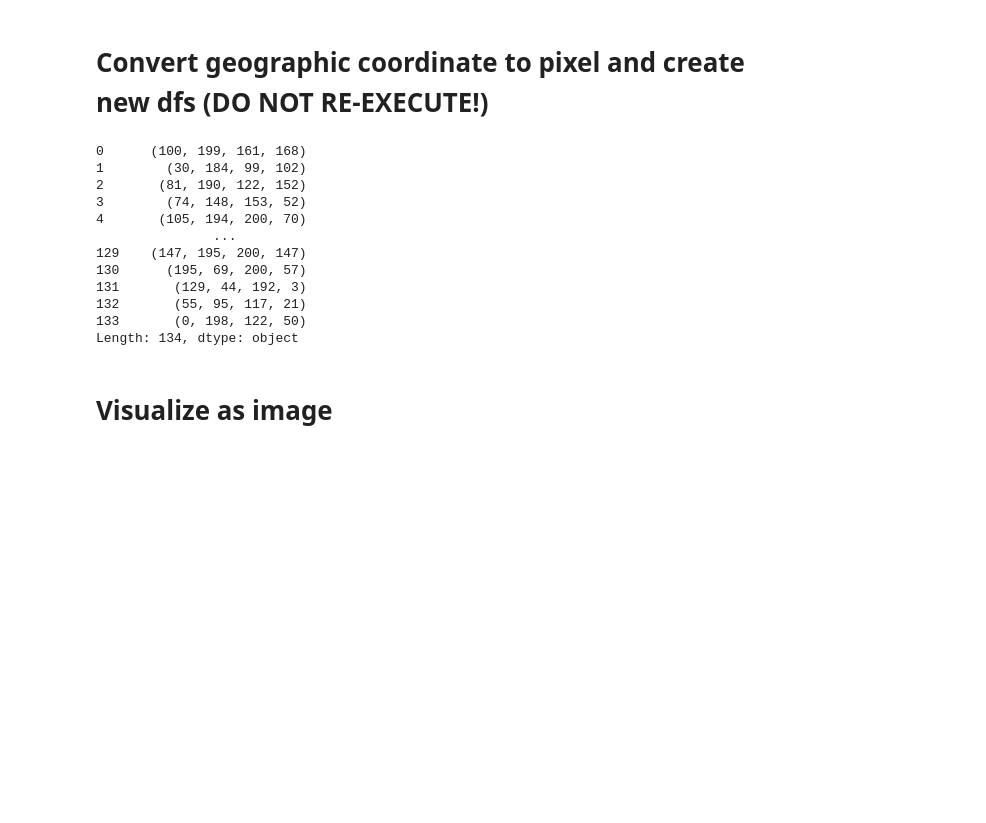
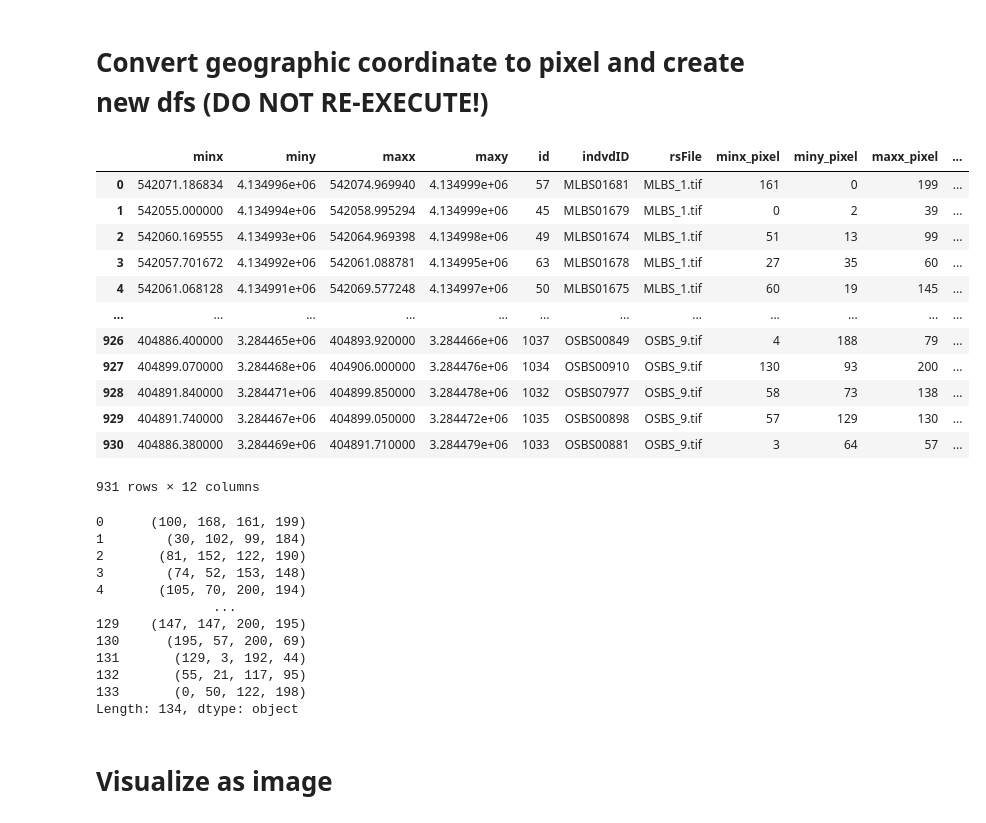
Before and after one commit to anw1998/ift6759_trees, a Jupyter notebook: notebooks/Visualization.ipynb, the cells around one changed output. Cells and saved outputs as stored; diff of their text form; code cells hidden in the pictures; blank space fills up the shorter version.

```diff
--- a/notebooks/Visualization.ipynb
+++ b/notebooks/Visualization.ipynb
@@ -37,7 +40,7 @@ all
 | 1179 | 1033 | OSBS00881 | POLYGON ((404886.380 3284468.930,... |
 1180 rows × 3 columns
 # %%
-df = pd.read_csv('/content/drive/MyDrive/ift6759_trees/data/raw/Field/itc_rsFile.csv')
+df = pd.read_csv(os.path.join(dir_,'data/raw/Field/itc_rsFile.csv'))
 df
 # %% [output]
 |  | id | indvdID | rsFile |
@@ -230,23 +317,39 @@ def convert_geo_to_pixel(subset, filename, minx, miny, maxx, maxy):
   # print(row) # y
   # print('===')
   return minx_pixel, miny_pixel, maxx_pixel, maxy_pixel
+# %%
+df
+# %% [output]
+|  | minx | miny | maxx | maxy | id | indvdID | rsFile | minx_pixel | miny_pixel | maxx_pixel | ... |
+| 0 | 542071.186834 | 4.134996e+06 | 542074.969940 | 4.134999e+06 | 57 | MLBS01681 | MLBS_1.tif | 161 | 0 | 199 | ... |
+| 1 | 542055.000000 | 4.134994e+06 | 542058.995294 | 4.134999e+06 | 45 | MLBS01679 | MLBS_1.tif | 0 | 2 | 39 | ... |
+| 2 | 542060.169555 | 4.134993e+06 | 542064.969398 | 4.134998e+06 | 49 | MLBS01674 | MLBS_1.tif | 51 | 13 | 99 | ... |
+| 3 | 542057.701672 | 4.134992e+06 | 542061.088781 | 4.134995e+06 | 63 | MLBS01678 | MLBS_1.tif | 27 | 35 | 60 | ... |
+| 4 | 542061.068128 | 4.134991e+06 | 542069.577248 | 4.134997e+06 | 50 | MLBS01675 | MLBS_1.tif | 60 | 19 | 145 | ... |
+| ... | ... | ... | ... | ... | ... | ... | ... | ... | ... | ... | ... |
+| 926 | 404886.400000 | 3.284465e+06 | 404893.920000 | 3.284466e+06 | 1037 | OSBS00849 | OSBS_9.tif | 4 | 188 | 79 | ... |
+| 927 | 404899.070000 | 3.284468e+06 | 404906.000000 | 3.284476e+06 | 1034 | OSBS00910 | OSBS_9.tif | 130 | 93 | 200 | ... |
+| 928 | 404891.840000 | 3.284471e+06 | 404899.850000 | 3.284478e+06 | 1032 | OSBS07977 | OSBS_9.tif | 58 | 73 | 138 | ... |
+| 929 | 404891.740000 | 3.284467e+06 | 404899.050000 | 3.284472e+06 | 1035 | OSBS00898 | OSBS_9.tif | 57 | 129 | 130 | ... |
+| 930 | 404886.380000 | 3.284469e+06 | 404891.710000 | 3.284479e+06 | 1033 | OSBS00881 | OSBS_9.tif | 3 | 64 | 57 | ... |
+931 rows × 12 columns
 # %%
 subset = 'test'
-df = pd.read_csv(f'/content/drive/MyDrive/ift6759_trees/data/interim/ITC/{subset}.csv')
+df = pd.read_csv(os.path.join(dir_,f'data/interim/ITC/{subset}_pixel_v2.csv'))
 tmp = df.apply(lambda row: convert_geo_to_pixel(subset, row.rsFile, row.minx, row.miny, row.maxx, row.maxy), axis=1)
 tmp
 # %% [output]
-0      (100, 199, 161, 168)
-1        (30, 184, 99, 102)
-2       (81, 190, 122, 152)
-3        (74, 148, 153, 52)
-4       (105, 194, 200, 70)
+0      (100, 168, 161, 199)
+1        (30, 102, 99, 184)
+2       (81, 152, 122, 190)
+3        (74, 52, 153, 148)
+4       (105, 70, 200, 194)
                ...
-129    (147, 195, 200, 147)
-130      (195, 69, 200, 57)
-131       (129, 44, 192, 3)
-132       (55, 95, 117, 21)
-133       (0, 198, 122, 50)
+129    (147, 147, 200, 195)
+130      (195, 57, 200, 69)
+131       (129, 3, 192, 44)
+132       (55, 21, 117, 95)
+133       (0, 50, 122, 198)
 Length: 134, dtype: object
 # %%
 df['minx_pixel'] = tmp.apply(lambda row: row[0])
```
Also changed, not shown: parts of 42 cells of this notebook.
